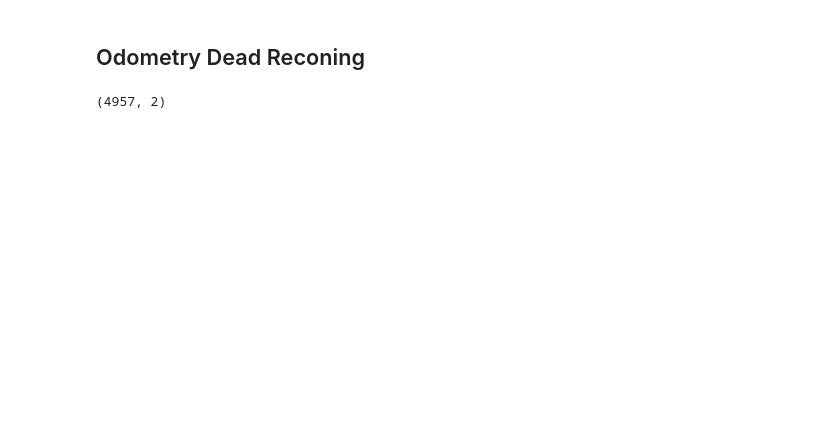
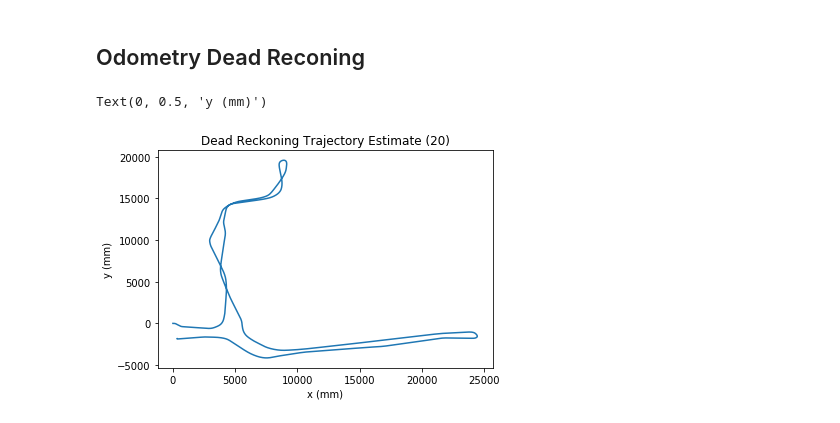
Before and after one commit to dcmid/IAS_P3_SLAM, a Jupyter notebook: code/SLAM_dev.ipynb, the cells around one changed output. Cells and saved outputs as stored; diff of their text form; code cells hidden in the pictures; blank space fills up the shorter version.

Commit message:
dead reckoning working

```diff
--- a/code/SLAM_dev.ipynb
+++ b/code/SLAM_dev.ipynb
@@ -7,6 +7,7 @@ import numpy as np
 # %%
 WHEEL_DIAM = 254    # wheel diameter (mm)
 BOT_WIDTH = 393.7   # distance from center of left wheel to center of right (mm)
+FUDGE_FACTOR = 1.85  # made up scalar to account for friction effect on effective width for rotation
 
 WHEEL_CIRC = np.pi*WHEEL_DIAM    # wheel circumference (mm)
 ENC_TICK_LEN = WHEEL_CIRC / 360  # length of one encoder tick (mm)
@@ -13,4 +33,31 @@ ENC_TICK_LEN = WHEEL_CIRC / 360  # length of one encoder tick (mm)
+# %%
+def dead_rec_trajectory(R_enc, L_enc):
+    """Estimates robot trajectory from encoder readings using dead reconning
+
+    Args:
+        R_enc: a vector of readings from the right encoder
+        L_enc: a vector of readings from the left encoder
+        Both encoder vectors must be equal length
+
+    Returns:
+        pose: numpy array of [x,y,theta] for every time step (len(pose) == len(R_enc) == len(L_enc))
+    """
+    pose = np.zeros((len(R_enc)+1,3))  # robot pose [x, y, theta]; theta is angle in radians
+    for i in range(len(R_enc)):
+        theta = pose[i,2]   # robot orientation angle before movement
+
+        d_i, d_j, d_theta = get_local_movement(R_enc[i],L_enc[i])  # local movement
+        d_x = (d_i * np.cos(theta)) + (d_j * np.sin(theta))  # global x movement
+        d_y = (d_i * np.sin(theta)) + (d_j * np.cos(theta))  # global y movement
+
+        pose[i+1] = pose[i] + [d_x, d_y, d_theta]  # update next robot pose using calculated changes
+    return pose
 # %%
 # Front Right, Front Left,... encoder readings, time
 FR_enc, FL_enc, RR_enc, RL_enc, ts = load_data.get_encoder('../data/Encoders20')
+
+R_enc = (FR_enc + RR_enc) / 2  #average value of right encoders
+L_enc = (FL_enc + RL_enc) / 2  #average value of left encoders
+
+pose20 = dead_rec_trajectory(R_enc, L_enc)
 # %%
@@ -27,14 +71,8 @@ def get_local_movement(R_enc, L_enc):  # get movement and angular change with bo
-# %%
-pos = np.zeros((len(FR_enc)+1,2))    # 2D position; assume initial position is (0,0)
-angle = np.zeros((len(FR_enc)+1,2))  # orientation; assume initial orientation is 0deg
-
-for i in range(len(FR_enc)):
-    d_i, d_j, d_angle = get_local_movement(R_enc[i],L_enc[i])  # local movement
-    d_x = (d_i * np.cos(angle[i])) + (d_j * np.sin(angle[i]))  # global x movement
-    d_y = (d_i * np.sin(angle[i])) + (d_j * np.cos(angle[i]))  # global y movement
-
-    angle[i+1] = angle[i] + d_angle  # update next angle using calculated change
-    pos[i+1,0] = pos[i,0] + d_x  # update next x position using calculated change
-    pos[i+1,1] = pos[i,1] + d_y  # update next y position using calculated change
-# %% [output]
-(4957, 2)
+# %%
+plt.plot(pose20[:,0],pose20[:,1])
+plt.title('Dead Reckoning Trajectory Estimate (20)')
+plt.xlabel('x (mm)')
+plt.ylabel('y (mm)')
+# %% [output]
+Text(0, 0.5, 'y (mm)')
+[figure, added]
```
Also changed, not shown: parts of 5 cells of this notebook.
